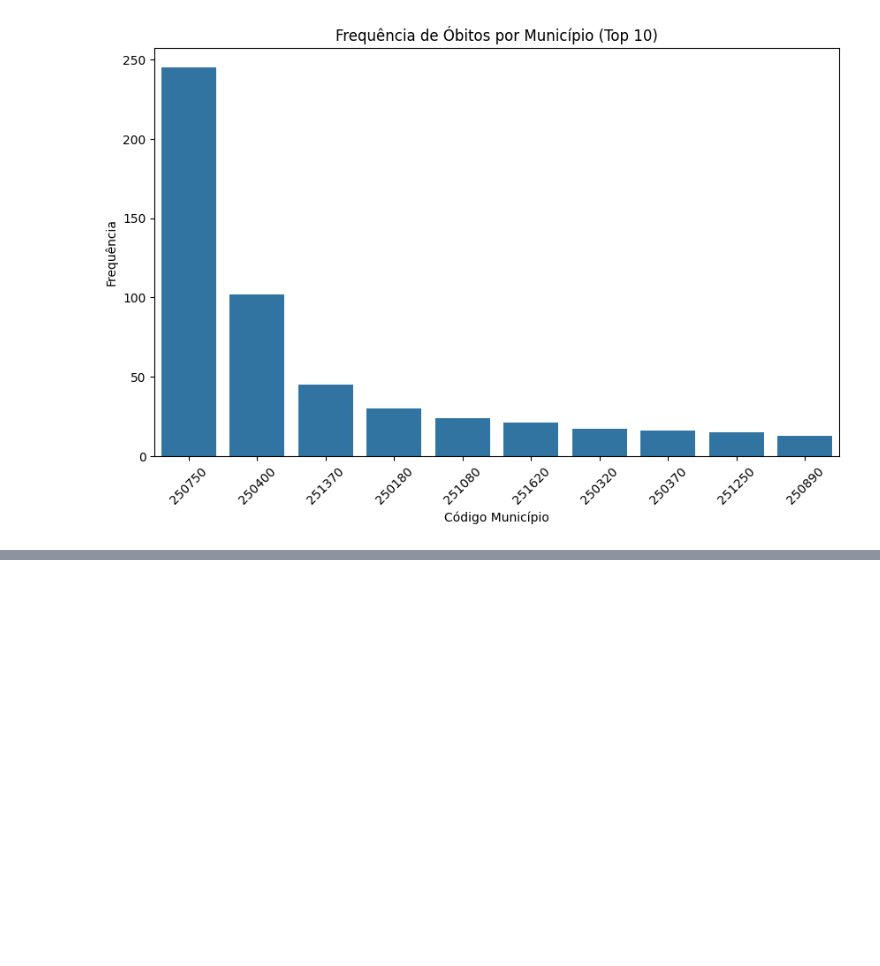
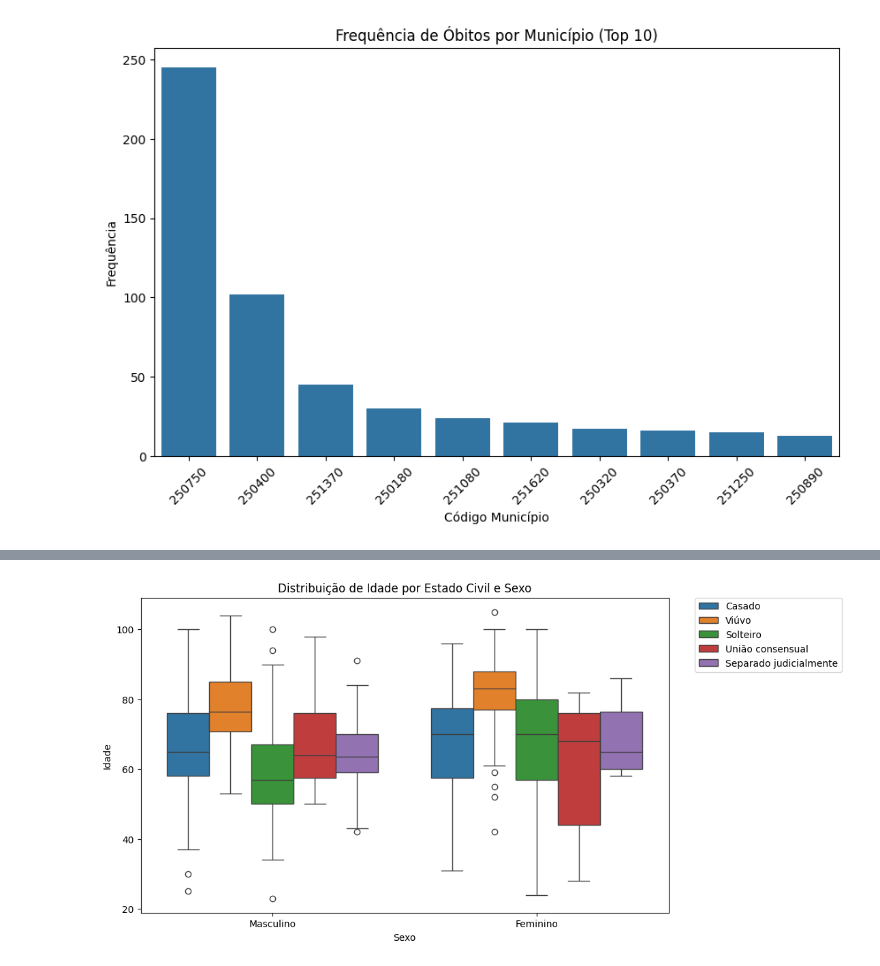
Before and after one commit to cleodecker/Cancer, a Jupyter notebook: Scripts/Cancer_PB.ipynb, the cells around one changed output, grey strips where cells are left out. Cells and saved outputs as stored; diff of their text form; code cells hidden in the pictures; blank space fills up the shorter version.

```diff
--- a/Scripts/Cancer_PB.ipynb
+++ b/Scripts/Cancer_PB.ipynb
@@ -275,0 +296,12 @@ CODMUNRES
+# %%
+# Explorar associação entre IDADE e ESTCIV por SEXO
+plt.figure(figsize=(10, 6))
+sns.boxplot(x='SEXO', y='IDADE', hue='ESTCIV', data=df)
+plt.title('Distribuição de Idade por Estado Civil e Sexo')
+plt.xlabel('Sexo')
+plt.ylabel('Idade')
+# Legenda ao lado
+plt.legend(bbox_to_anchor=(1.05, 1), loc=2, borderaxespad=0.)
+plt.show()
+# %% [output]
+[figure, added]
```
Also changed, not shown: parts of 2 cells of this notebook.
